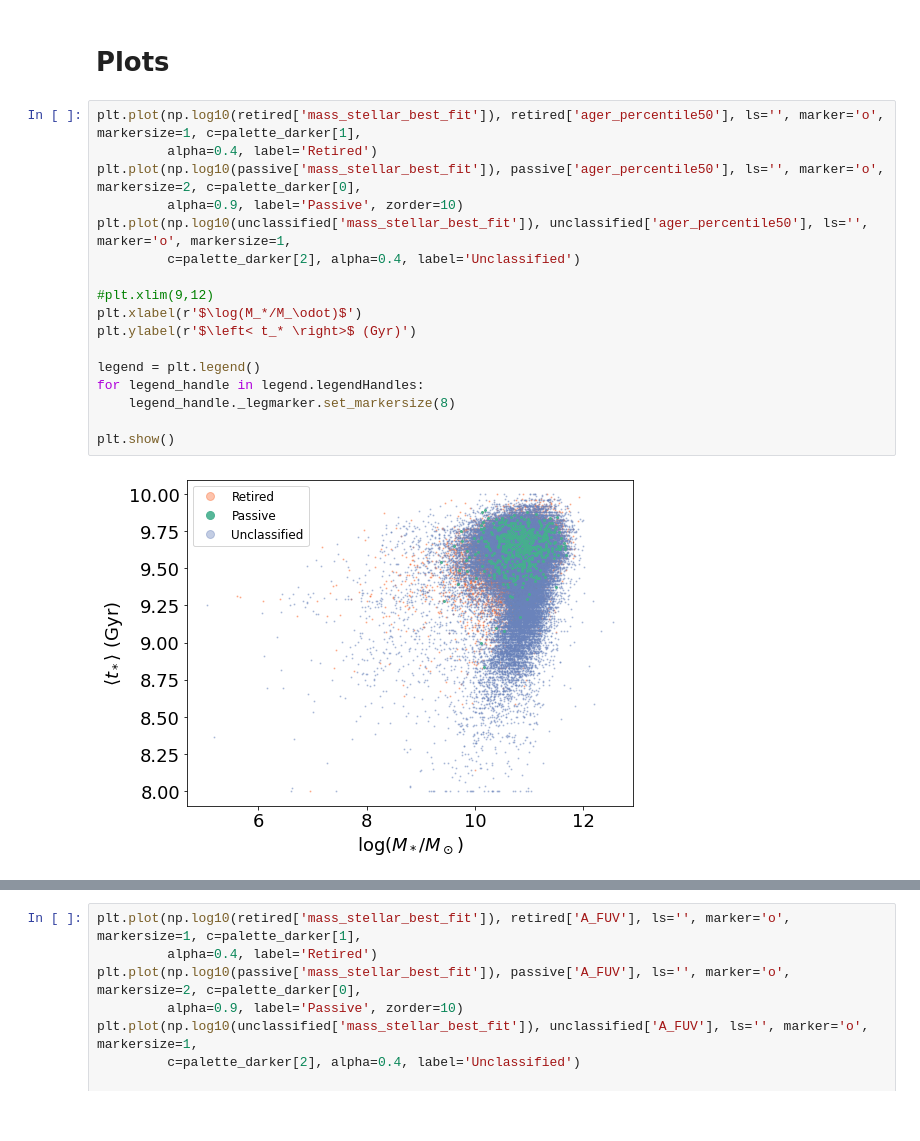
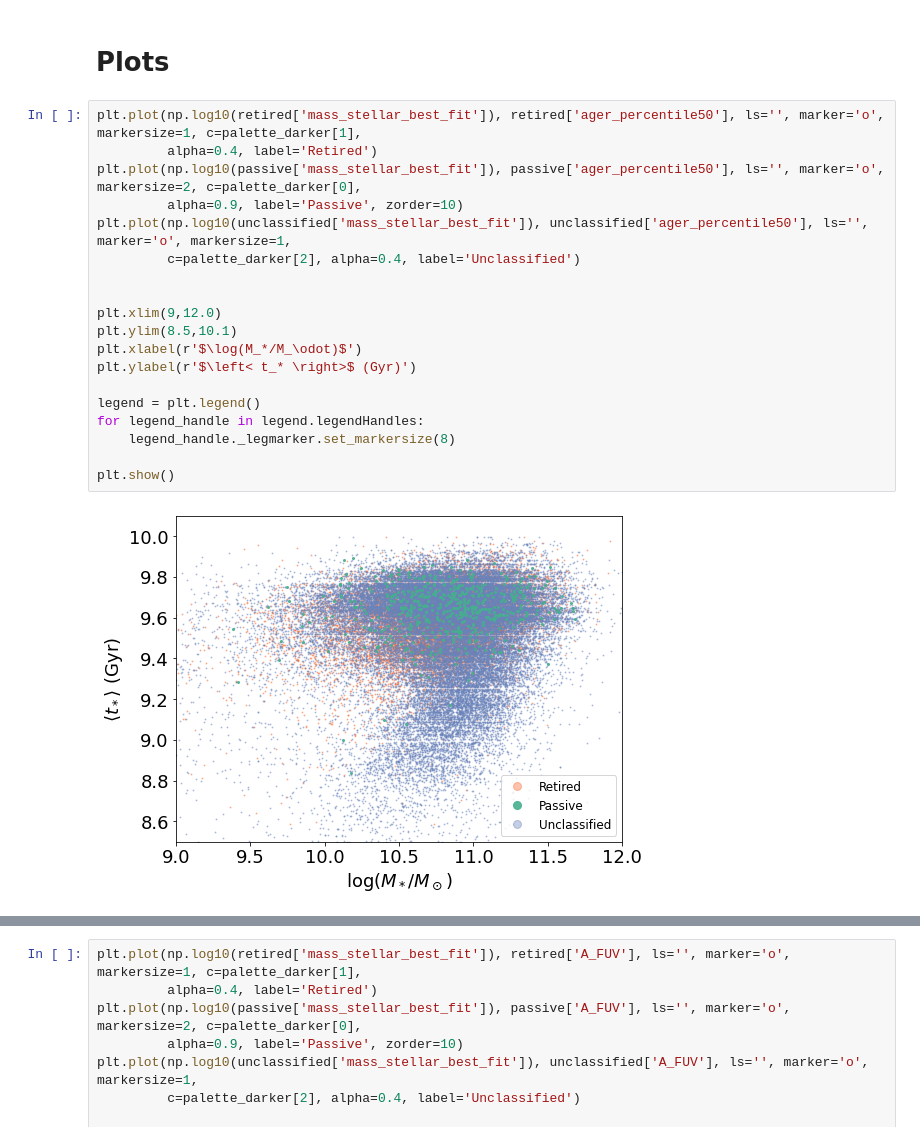
Before and after one commit to mdastro/LINER_UV, a Jupyter notebook: Klaudia/plots_new.ipynb, the cells around one changed output, grey strips where cells are left out. Cells and saved outputs as stored; diff of their text form.

```diff
--- a/Klaudia/plots_new.ipynb
+++ b/Klaudia/plots_new.ipynb
@@ -166,19 +166,21 @@ Text(0, 0.5, '$\\log(F)$ (Jy)')
 # %%
 plt.plot(np.log10(retired['mass_stellar_best_fit']), retired['ager_percentile50'], ls='', marker='o', markersize=1, c=palette_darker[1],
          alpha=0.4, label='Retired')
 plt.plot(np.log10(passive['mass_stellar_best_fit']), passive['ager_percentile50'], ls='', marker='o', markersize=2, c=palette_darker[0],
          alpha=0.9, label='Passive', zorder=10)
 plt.plot(np.log10(unclassified['mass_stellar_best_fit']), unclassified['ager_percentile50'], ls='', marker='o', markersize=1,
          c=palette_darker[2], alpha=0.4, label='Unclassified')
 
-#plt.xlim(9,12)
+
+plt.xlim(9,12.0)
+plt.ylim(8.5,10.1)
 plt.xlabel(r'$\log(M_*/M_\odot)$')
 plt.ylabel(r'$\left< t_* \right>$ (Gyr)')
 
 legend = plt.legend()
 for legend_handle in legend.legendHandles:
     legend_handle._legmarker.set_markersize(8)
 
 plt.show()
 # %% [output]
-[figure, old version]
+[figure, new version]
```
Also changed, not shown: parts of 24 cells of this notebook, 1 other file.
